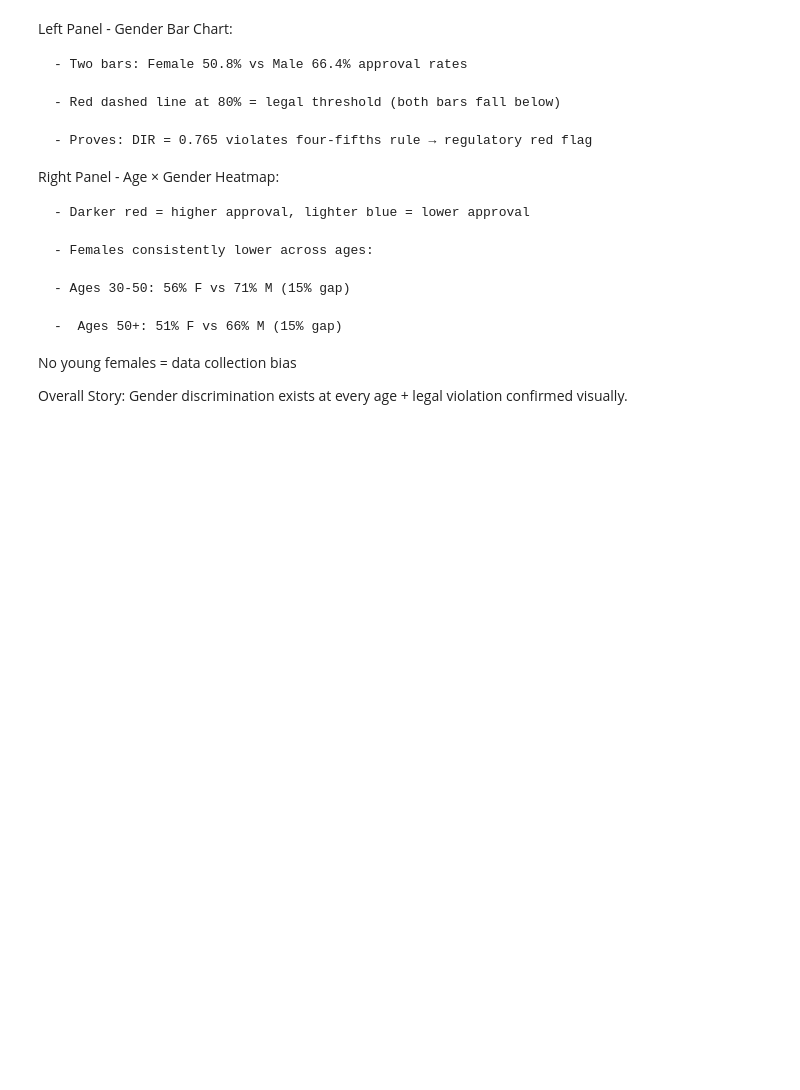
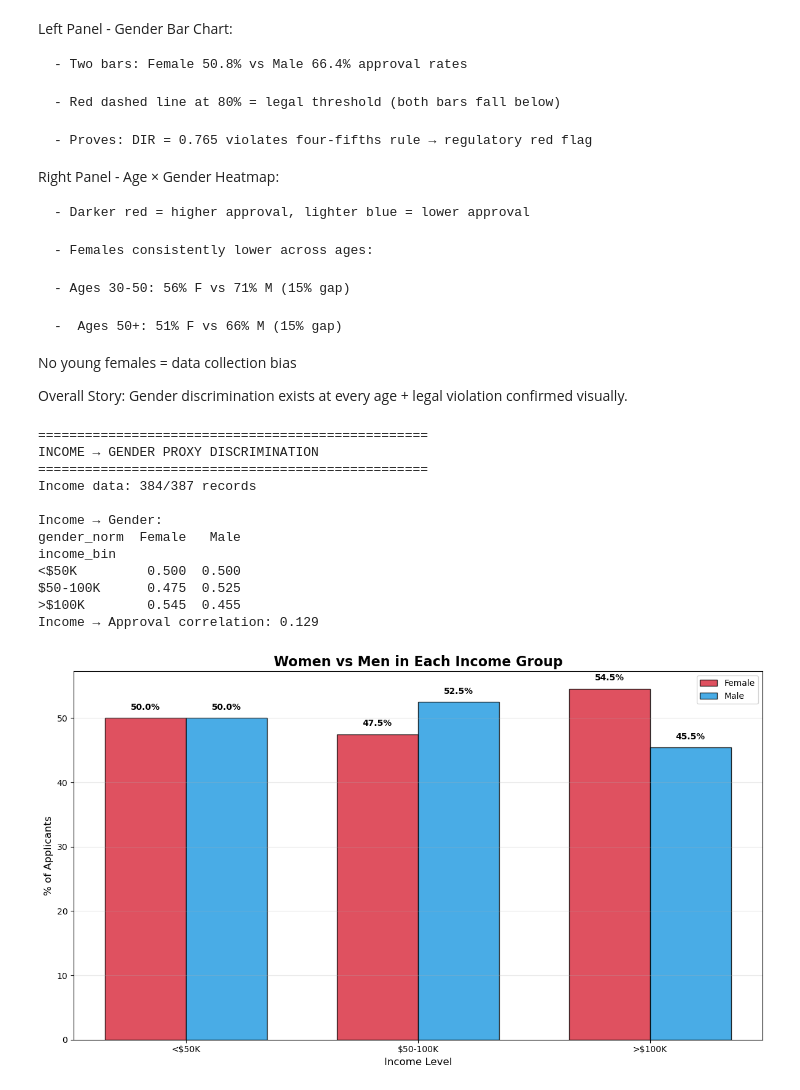
Before and after one commit to korbidietl/dego_gp_txc1, a Jupyter notebook: notebooks/02-bias-analysis.ipynb, the cells around one changed output. Drawn from its saved outputs; the diff is of its cells as text; code cells hidden in the pictures; blank space fills up the shorter version.

Commit message:
Proxy Discrimination Risk
% Female vs Male applicants by Income Group (Proxy Discrimination Risk)

```diff
--- a/notebooks/02-bias-analysis.ipynb
+++ b/notebooks/02-bias-analysis.ipynb
@@ -173,3 +171,68 @@ Right Panel - Age × Gender Heatmap:
 No young females = data collection bias
 
 Overall Story: Gender discrimination exists at every age + legal violation confirmed visually.
+# %%
+# Income → Gender Proxy
+print("\n" + "="*50)
+print("INCOME → GENDER PROXY DISCRIMINATION")
+print("="*50)
+
+income_col = safe_col(df_valid, 'financials.annual_income')
+print(f"Income data: {income_col.notna().sum()}/387 records")
+
+if income_col.notna().any():
+    df_valid['income_bin'] = pd.cut(income_col.fillna(0),
+                                   bins=[0, 50000, 100000, np.inf],
+                                   labels=['<$50K', '$50-100K', '>$100K'])
+
+    income_gender = df_valid.groupby('income_bin')['gender_norm'].value_counts(normalize=True).unstack().fillna(0)
+    print("\nIncome → Gender:")
+    print(income_gender.round(3))
+
+    income_numeric = pd.to_numeric(income_col, errors='coerce')
+    income_corr = df_valid['decision.loan_approved'].corr(income_numeric)
+    print(f"Income → Approval correlation: {income_corr:.3f}")
+
+    # Gender % by income
+    fig, ax = plt.subplots(1, 1, figsize=(12, 7))
+
+
+    x = np.arange(len(income_gender.index))
+    width = 0.35
+
+    female_bars = ax.bar(x - width/2, income_gender['Female'] * 100,
+                        width, label='Female', color='#D72638', alpha=0.8, edgecolor='black')
+    male_bars = ax.bar(x + width/2, income_gender['Male'] * 100,
+                      width, label='Male', color='#1B98E0', alpha=0.8, edgecolor='black')
+
+    ax.set_title('Women vs Men in Each Income Group', fontweight='bold', fontsize=16)
+    ax.set_ylabel('% of Applicants', fontsize=12)
+    ax.set_xlabel('Income Level', fontsize=12)
+    ax.set_xticks(x)
+    ax.set_xticklabels(income_gender.index)
+    ax.legend()
+    ax.grid(axis='y', alpha=0.3)
+
+    for bars in [female_bars, male_bars]:
+        for bar in bars:
+            height = bar.get_height()
+            ax.text(bar.get_x() + bar.get_width()/2., height + 1,
+                   f'{height:.1f}%', ha='center', va='bottom', fontweight='bold')
+
+    plt.tight_layout()
+    plt.savefig('income_proxy_simple.png', dpi=300, bbox_inches='tight')
+    plt.show()
+# %% [output]
+==================================================
+INCOME → GENDER PROXY DISCRIMINATION
+==================================================
+Income data: 384/387 records
+
+Income → Gender:
+gender_norm  Female   Male
+income_bin
+<$50K         0.500  0.500
+$50-100K      0.475  0.525
+>$100K        0.545  0.455
+Income → Approval correlation: 0.129
+[figure, added]
```
Also changed, not shown: parts of 2 cells of this notebook, 4 other files.
